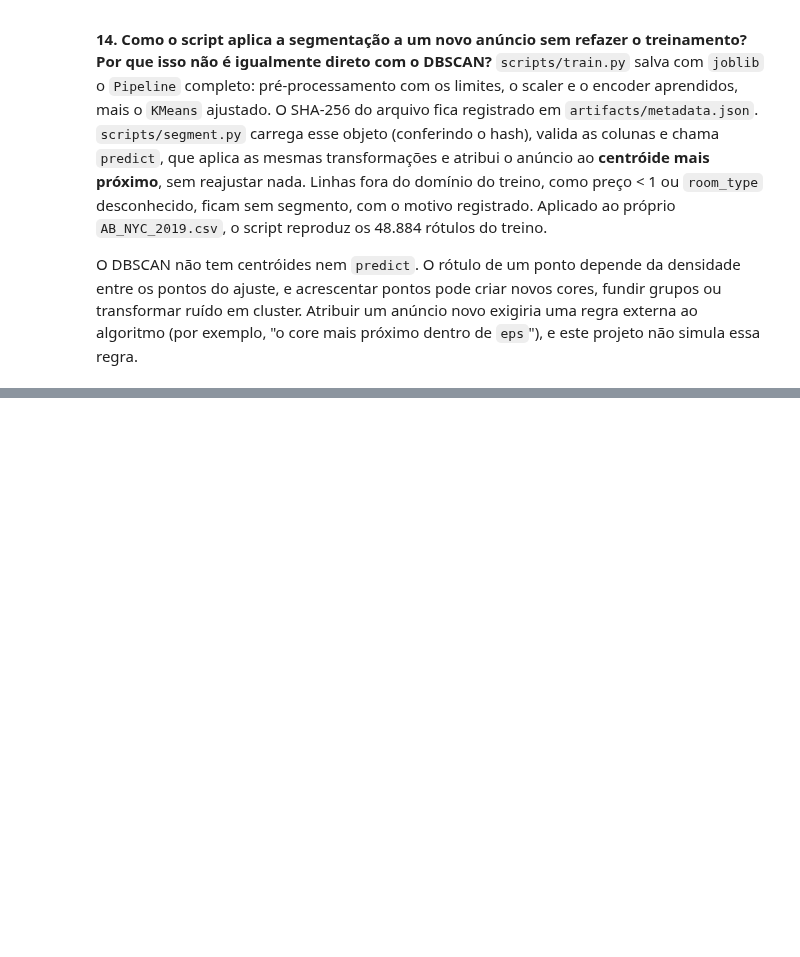
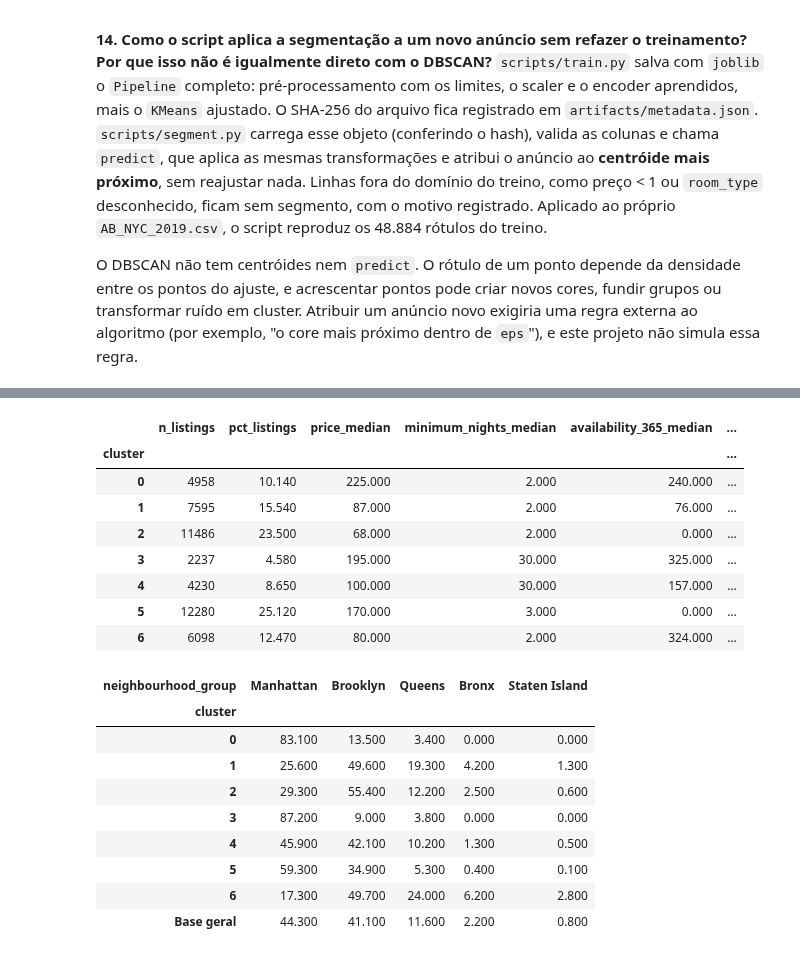
Before and after one commit to JPedroti/airbnb-nyc-clustering-segmentation, a Jupyter notebook: notebooks/02_clustering.ipynb, the cells around one changed output, grey strips where cells are left out. Cells and saved outputs as stored; diff of their text form; code cells hidden in the pictures; blank space fills up the shorter version.

```diff
--- a/notebooks/02_clustering.ipynb
+++ b/notebooks/02_clustering.ipynb
@@ -1472,0 +1631,32 @@ algoritmo (por exemplo, "o core mais próximo dentro de `eps`"), e este projeto
+# %%
+frame_r4 = listings.assign(cluster=labels_r4)
+profile_r4 = profiling.profile_table(frame_r4, "cluster")[
+    ["n_listings", "pct_listings", "price_median", "minimum_nights_median", "availability_365_median",
+     "reviews_per_month_median", "host_listings_median"]
+].join(profiling.distance_profile(frame_r4, "cluster")[[f"{config.DISTANCE_FEATURE}_median"]]).join(
+    profiling.composition_table(frame_r4, "cluster", "room_type", config.ROOM_TYPE_ORDER).drop(index="Base geral").add_prefix("% "))
+group_r4 = profiling.composition_table(frame_r4, "cluster", "neighbourhood_group", config.NEIGHBOURHOOD_GROUP_ORDER)
+profile_r4.to_csv(config.REPORTS_DIR / "kmeans_r4_profile.csv")
+group_r4.to_csv(config.REPORTS_DIR / "kmeans_r4_composition_neighbourhood_group.csv")
+display(profile_r4.round(2))
+group_r4.round(1)
+# %% [output]
+|  | n_listings | pct_listings | price_median | minimum_nights_median | availability_365_median | ... |
+| cluster |  |  |  |  |  | ... |
+| 0 | 4958 | 10.140 | 225.000 | 2.000 | 240.000 | ... |
+| 1 | 7595 | 15.540 | 87.000 | 2.000 | 76.000 | ... |
+| 2 | 11486 | 23.500 | 68.000 | 2.000 | 0.000 | ... |
+| 3 | 2237 | 4.580 | 195.000 | 30.000 | 325.000 | ... |
+| 4 | 4230 | 8.650 | 100.000 | 30.000 | 157.000 | ... |
+| 5 | 12280 | 25.120 | 170.000 | 3.000 | 0.000 | ... |
+| 6 | 6098 | 12.470 | 80.000 | 2.000 | 324.000 | ... |
+| neighbourhood_group | Manhattan | Brooklyn | Queens | Bronx | Staten Island |
+| cluster |  |  |  |  |  |
+| 0 | 83.100 | 13.500 | 3.400 | 0.000 | 0.000 |
+| 1 | 25.600 | 49.600 | 19.300 | 4.200 | 1.300 |
+| 2 | 29.300 | 55.400 | 12.200 | 2.500 | 0.600 |
+| 3 | 87.200 | 9.000 | 3.800 | 0.000 | 0.000 |
+| 4 | 45.900 | 42.100 | 10.200 | 1.300 | 0.500 |
+| 5 | 59.300 | 34.900 | 5.300 | 0.400 | 0.100 |
+| 6 | 17.300 | 49.700 | 24.000 | 6.200 | 2.800 |
+| Base geral | 44.300 | 41.100 | 11.600 | 2.200 | 0.800 |
```
Also changed, not shown: parts of 11 cells of this notebook, 23 other files.
